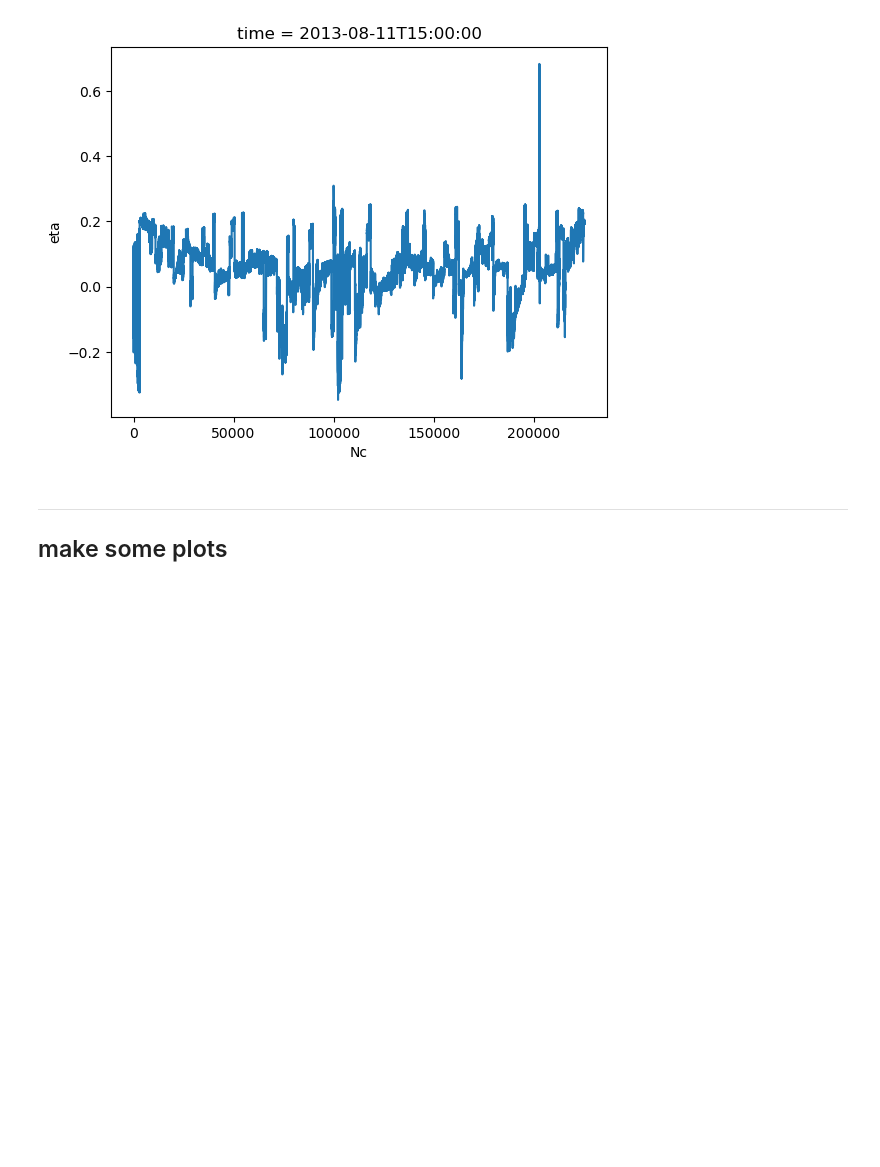
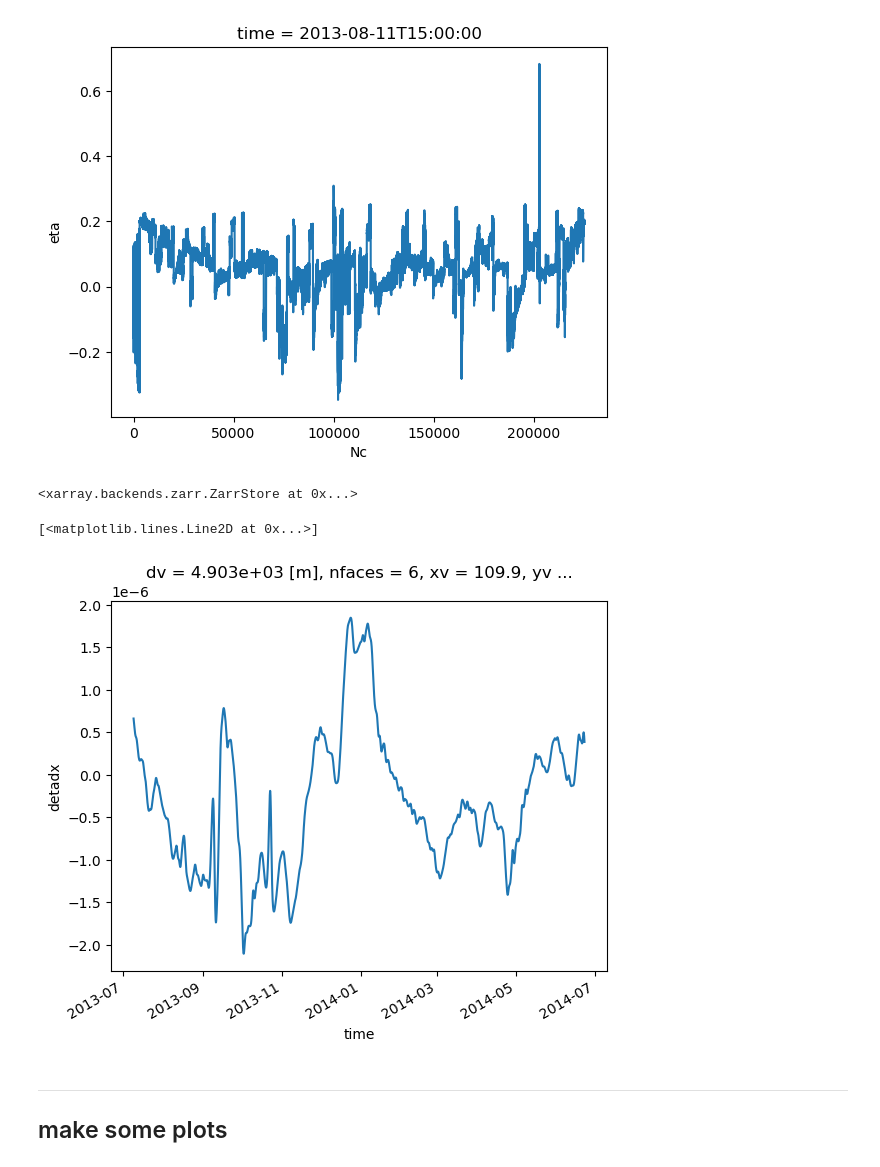
Before and after one commit to ahmaddroobi99/nwa, a Jupyter notebook: gradients.ipynb, the cells around one changed output. Saved outputs shown, nothing was run; the diff lists cells and outputs as text; code cells hidden in the pictures; blank space fills up the shorter version.

```diff
--- a/gradients.ipynb
+++ b/gradients.ipynb
@@ -167,3 +101,52 @@ ds_grad.to_zarr(zarr, mode="w")
+# %%
+def _grad_block(da):
+
+    # defer projection here such that workload in on workers
+    op = nwa.load_grd()
+    op["cells"] = op.cells.where( op.cells!=999999, other=-999999 )
+    op.suntans.Nk = np.ones(op.Nc.size)
+    #
+    nwa.project(op)
+
+    def _grad_np(v):
+        return op.suntans.calc_grad(v)
+
+    gx, gy = xr.apply_ufunc(_grad_np, da,
+                            input_core_dims=(["Nc"],),  #["Nc", "Np", "numsides"]
+                            output_core_dims=[["Nc"], ["Nc"]],
+                            output_dtypes=(float, float),
+                            vectorize=True,
+                           )
+    ds = xr.merge([gx.rename("d"+da.name+"dx"), gy.rename("d"+da.name+"dy")])
+
+    return ds
+
+def grad(da):
+    """ compute spatial gradients """
+
+    out = xr.merge([da.rename("d"+da.name+"dx"), da.rename("d"+da.name+"dy")])
+    ds = da.map_blocks(_grad_block, template=out)
+
+    return ds
+# %%
+ds_grad = xr.merge([grad(ds[v]) for v in ["eta", "uc", "vc", "temp"]])
+# %%
+# rechunk
+ds_grad = ds_grad.chunk(dict(time=745, Nc=2000)).persist()
+# %%
+zarr = os.path.join(nwa.suntans_dir, f"suntans_2km_surf_gradients")
+
+if low:
+    zarr = os.path.join(nwa.suntans_dir, f"suntans_2km_surf_low_gradients")
+
+ds_grad.to_zarr(zarr, mode="w")
+# %% [output]
+<xarray.backends.zarr.ZarrStore at 0x...>
+# %%
+ds_grad.detadx.isel(Nc=100).plot()
+# %% [output]
+[<matplotlib.lines.Line2D at 0x...>]
+[figure, added]
 # %% [markdown]
 ---
 ## make some plots
```
Also changed, not shown: parts of 23 cells of this notebook, 12 other files.
